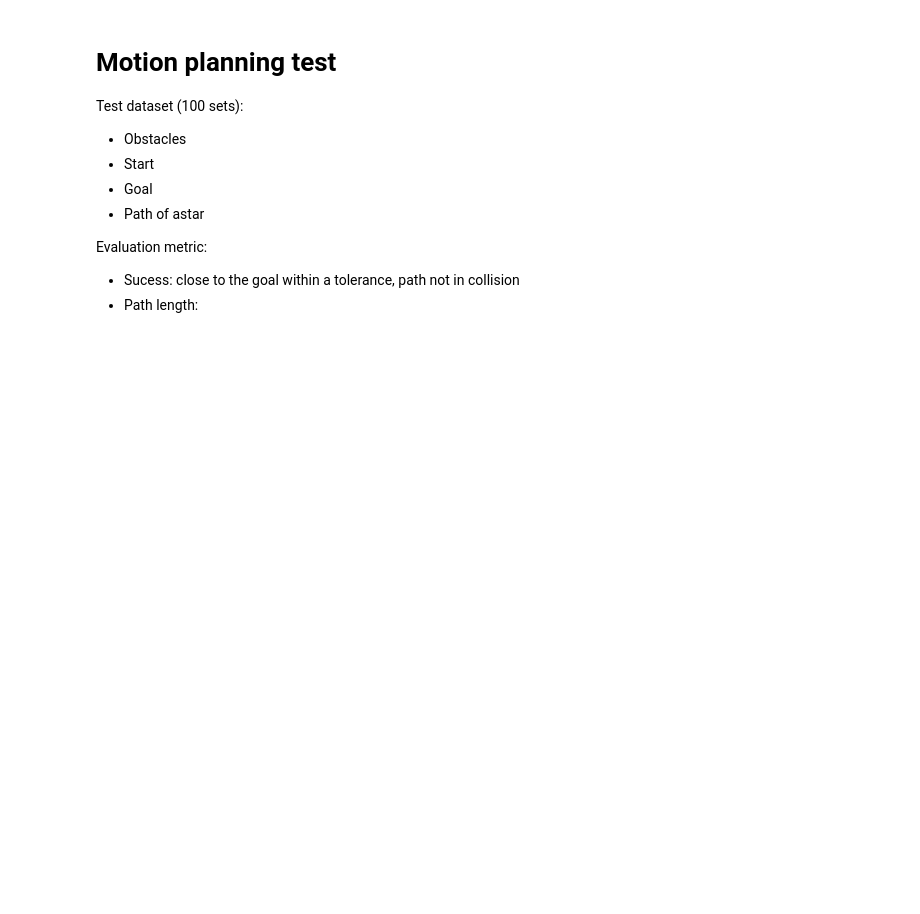
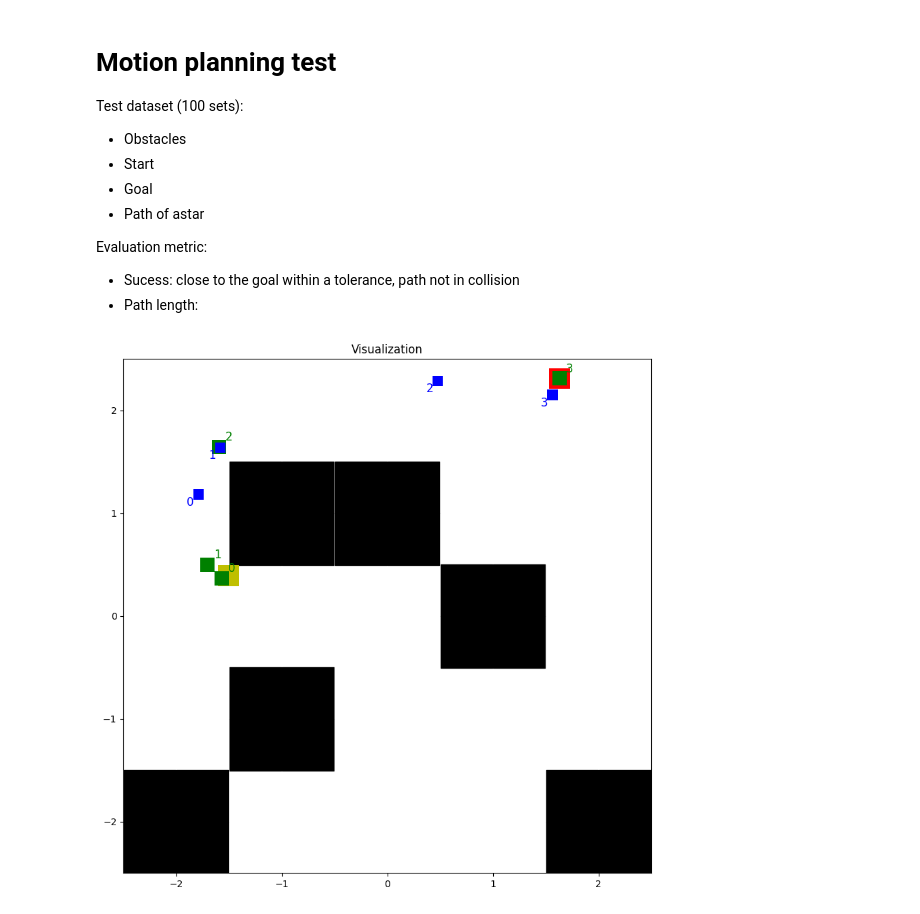
Before and after one commit to lyf44/CS5242-neural-motion-planning, a Jupyter notebook: our-notebook.ipynb, the cells around one changed output. Cells and saved outputs as stored; diff of their text form; code cells hidden in the pictures; blank space fills up the shorter version.

```diff
--- a/our-notebook.ipynb
+++ b/our-notebook.ipynb
@@ -667,3 +673,28 @@ Test dataset (100 sets):
 Evaluation metric:
 - Sucess: close to the goal within a tolerance, path not in collision
 - Path length:
+# %%
+with open('./dataset/data_path.json') as _file:
+    PATHS_DATA = json.load(_file)
+# %%
+idx = np.random.randint(len(PATHS_DATA))
+_, goal_pos_raw, occ_grid_raw, path = PATHS_DATA[idx]
+
+goal_pos_np = np.array(goal_pos_raw)
+current_pos = torch.Tensor(path[0]).to(DEVICE)
+goal_pos = torch.Tensor(goal_pos_raw).to(DEVICE)
+occ_grid = torch.Tensor(occ_grid_raw).to(DEVICE)
+it = 0
+predicted_path = []
+while np.linalg.norm(current_pos.detach().cpu().numpy().flatten() - goal_pos_np) > 0.2:
+    if it > 50:
+        print("Haven't reached goal after 50 iterations!")
+        break
+    state = torch.cat((current_pos, goal_pos, occ_grid), dim=0).to(DEVICE)
+    current_pos = model.forward(state.view(1, -1)).detach()[0]
+    predicted_path.append(current_pos.detach().cpu().numpy().flatten())
+    it += 1
+
+visualize_data(occ_grid_raw, path[0], goal_pos_raw, path[1:], predicted_path)
+# %% [output]
+[figure, added]
```
Also changed, not shown: parts of 6 cells of this notebook.
